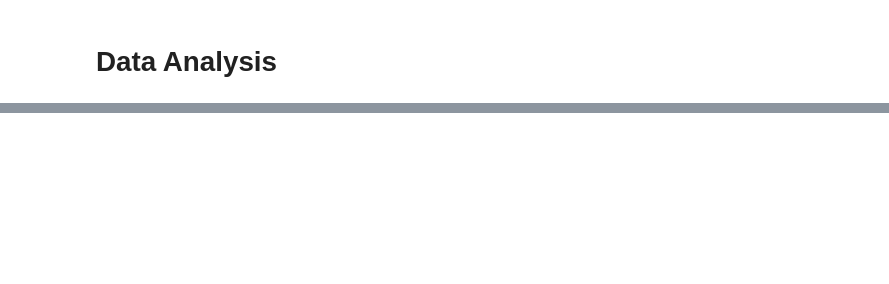
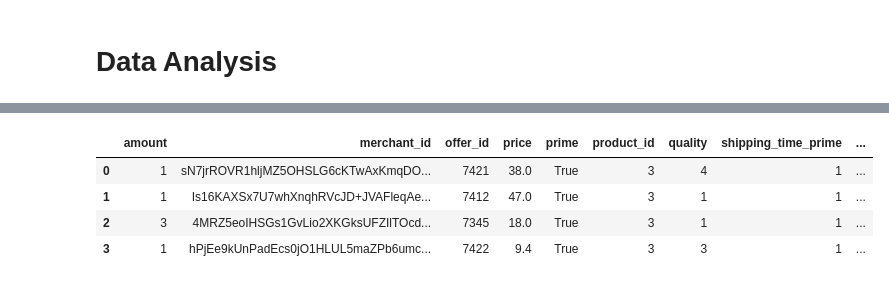
Before and after one commit to hpi-epic/pricewars-merchant, a Jupyter notebook: Data Analysis.ipynb, the cells around one changed output, grey strips where cells are left out. Cells and saved outputs as stored; diff of their text form; code cells hidden in the pictures; blank space fills up the shorter version.

```diff
--- a/Data Analysis.ipynb
+++ b/Data Analysis.ipynb
@@ -5,0 +14,11 @@ import pandas as pd
+# %%
+ms_df = pd.read_csv('./machine_learning/marketSituation.csv')
+ms_df['timestamp'] = pd.to_datetime(ms_df['timestamp'])
+ms_df['timespan'] = ms_df['timestamp'].diff().shift(-1)
+ms_df[:4]
+# %% [output]
+|  | amount | merchant_id | offer_id | price | prime | product_id | quality | shipping_time_prime | ... |
+| 0 | 1 | sN7jrROVR1hljMZ5OHSLG6cKTwAxKmqDO... | 7421 | 38.0 | True | 3 | 4 | 1 | ... |
+| 1 | 1 | Is16KAXSx7U7whXnqhRVcJD+JVAFleqAe... | 7412 | 47.0 | True | 3 | 1 | 1 | ... |
+| 2 | 3 | 4MRZ5eoIHSGs1GvLio2XKGksUFZIlTOcd... | 7345 | 18.0 | True | 3 | 1 | 1 | ... |
+| 3 | 1 | hPjEe9kUnPadEcs0jO1HLUL5maZPb6umc... | 7422 | 9.4 | True | 3 | 3 | 1 | ... |
```
Also changed, not shown: parts of 15 cells of this notebook.
